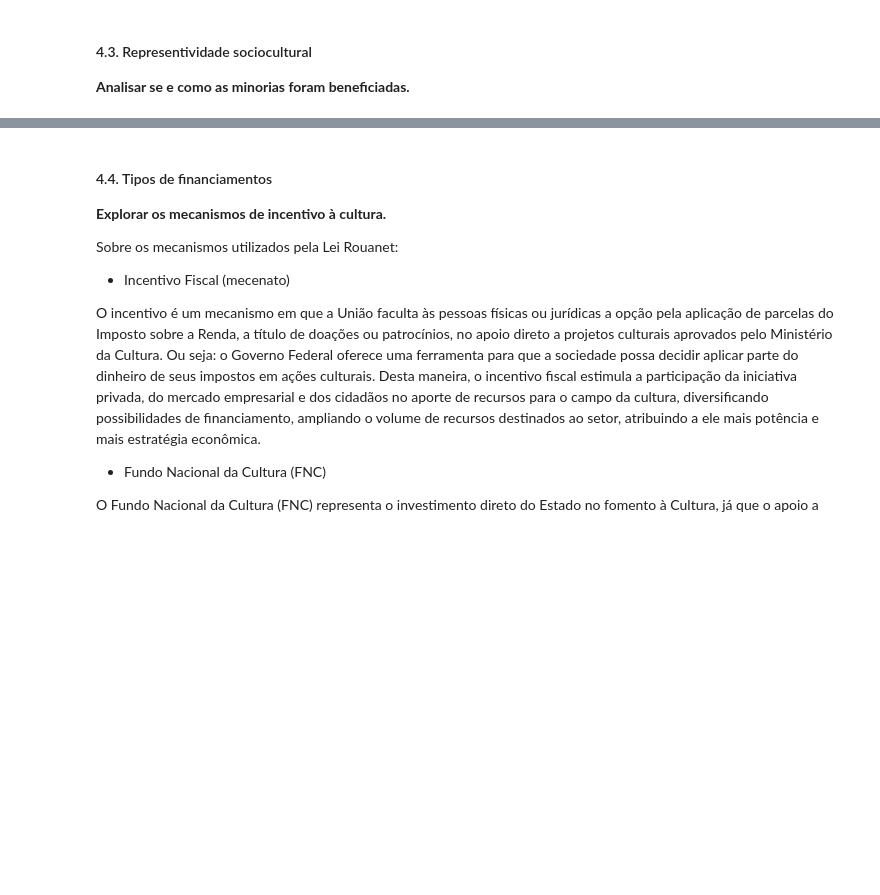
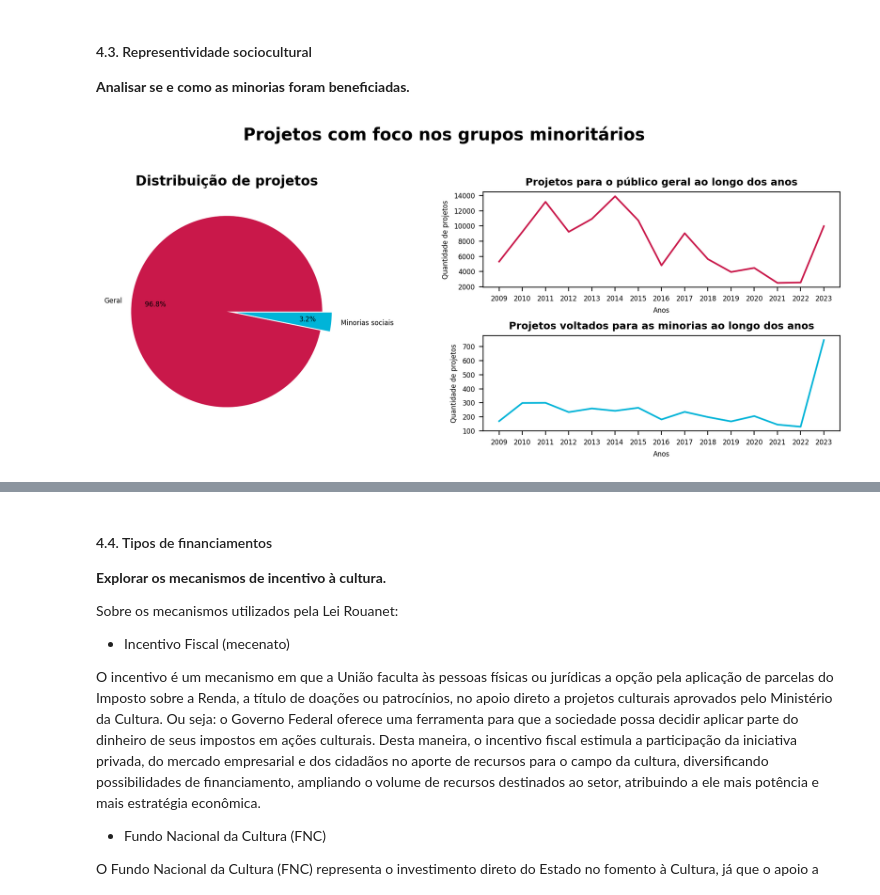
Before and after one commit to lorenaaxbastos/santander-coders-projects, a Jupyter notebook: Unit 2 - Programming Techniques I (PY)/Projeto EDA - Análise do Dataset da Lei Rouanet.ipynb, the cells around one changed output, grey strips where cells are left out. Cells and saved outputs as stored; diff of their text form; code cells hidden in the pictures; blank space fills up the shorter version.

```diff
--- a/Unit 2 - Programming Techniques I (PY)/Projeto EDA - Análise do Dataset da Lei Rouanet.ipynb
+++ b/Unit 2 - Programming Techniques I (PY)/Projeto EDA - Análise do Dataset da Lei Rouanet.ipynb
@@ -438,3 +433,67 @@ warnings.filterwarnings("default")
 #### 4.3. Representividade sociocultural
 
 **Analisar se e como as minorias foram beneficiadas.**
+# %%
+warnings.filterwarnings("ignore")
+
+projetos_minorias = projetos["voltado_para_minorias"].value_counts()
+
+
+projetos_por_ano_minorias = projetos.groupby("ano_projeto")["voltado_para_minorias"].value_counts()
+rotulos_anos = projetos_por_ano_minorias.index.get_level_values('ano_projeto')
+rotulos_anos_geral, rotulos_anos_minorias = np.array(rotulos_anos).reshape(-1, 2).T
+valores_anos_geral, valores_anos_minorias = projetos_por_ano_minorias.values.reshape(-1, 2).T
+# %%
+plt.rcParams.update({"font.size": 6})
+cores = ["#c9184a", "#00b4d8"]
+separacao_fatia = (0, 0.1)
+
+fig, axs = plt.subplot_mosaic([['a)', 'b)'], ['a)', 'c)']], layout='constrained', figsize=(10, 4), dpi=200)
+
+for i, (_, ax) in enumerate(axs.items(), 1):
+    if i == 1:
+        ax.pie(
+            projetos_minorias,
+            labels=["Geral", "Minorias sociais"],
+            autopct="%1.1f%%",
+            pctdistance=0.75,
+            colors=cores,
+            explode=separacao_fatia
+        )
+
+        ax.set_title("Distribuição de projetos", fontsize=12, fontweight=600)
+    elif i == 2:
+        ax.plot(
+            rotulos_anos_geral,
+            valores_anos_geral,
+            color=cores[0]
+        )
+
+        ax.set_title("Projetos para o público geral ao longo dos anos", fontsize=9, fontweight=600)
+
+        ax.set_xlabel("Anos")
+        ax.set_ylabel("Quantidade de projetos")
+
+        ax.set_xticks(rotulos_anos_geral)
+
+    else:
+        ax.plot(
+            rotulos_anos_minorias,
+            valores_anos_minorias,
+            color=cores[1]
+        )
+
+        ax.set_title("Projetos voltados para as minorias ao longo dos anos", fontsize=9, fontweight=600)
+
+        ax.set_xlabel("Anos")
+        ax.set_ylabel("Quantidade de projetos")
+
+        ax.set_xticks(rotulos_anos_minorias)
+
+plt.suptitle("Projetos com foco nos grupos minoritários", fontsize=15, fontweight=1000, y=1.05)
+
+plt.tight_layout()
+
+plt.show()
+# %% [output]
+[figure, added]
```
Also changed, not shown: parts of 9 cells of this notebook.
